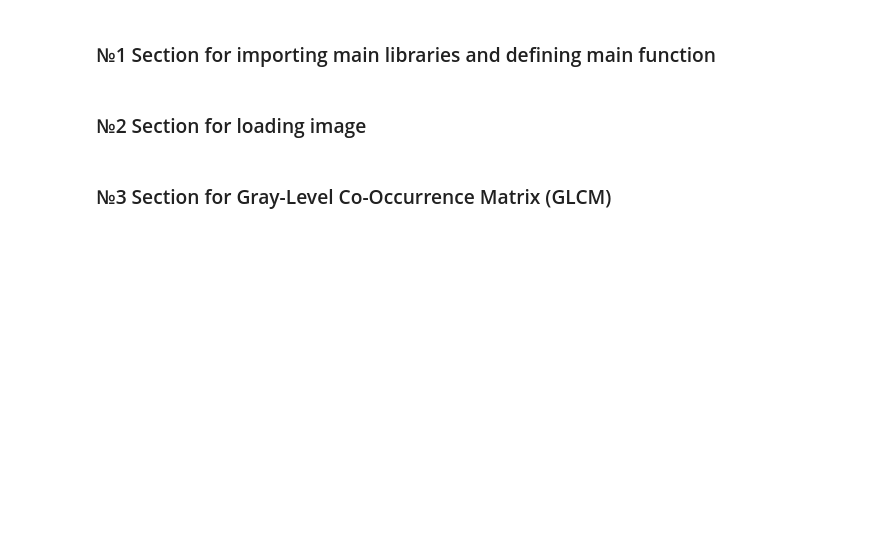
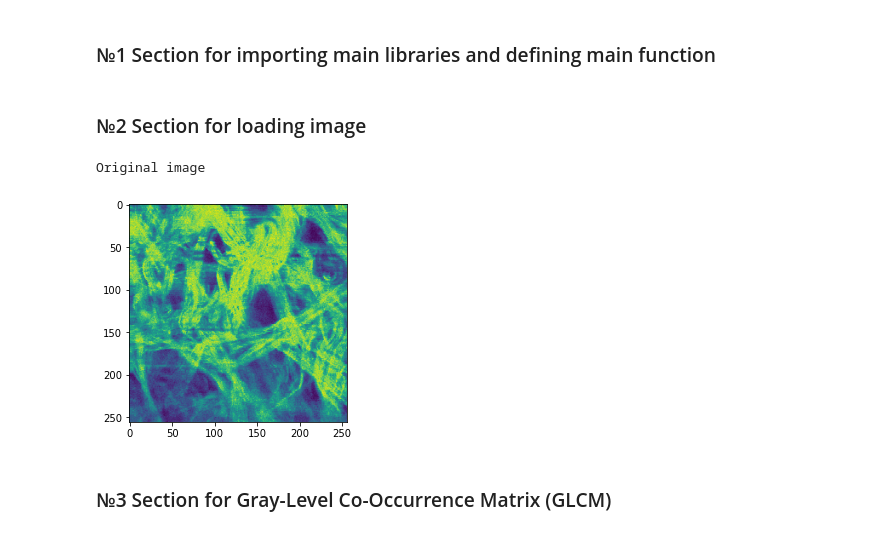
Before and after one commit to biophotonics-lab-tsu/monograph, a Jupyter notebook: 3rd chapter/glcm_gray_level_co_occurance_matrix.ipynb, the cells around one changed output. Cells and saved outputs as stored; diff of their text form; code cells hidden in the pictures; blank space fills up the shorter version.

Commit message:
Fixes to make standard visualization

```diff
--- a/3rd chapter/glcm_gray_level_co_occurance_matrix.ipynb
+++ b/3rd chapter/glcm_gray_level_co_occurance_matrix.ipynb
@@ -23,6 +23,12 @@ def plot2figs(image1, image2, title):
 ### №2 Section for loading image
 # %%
 image = Image.open(os.path.join('../bin_data', 'collagen.png'))
+print('Original image')
+plt.imshow(image)
+plt.show()
+# %% [output]
+Original image
+[figure, added]
 # %% [markdown]
 ### №3 Section for Gray-Level Co-Occurrence Matrix (GLCM)
 # %%
```
Also changed, not shown: parts of 1 cell of this notebook, 1 other file.
